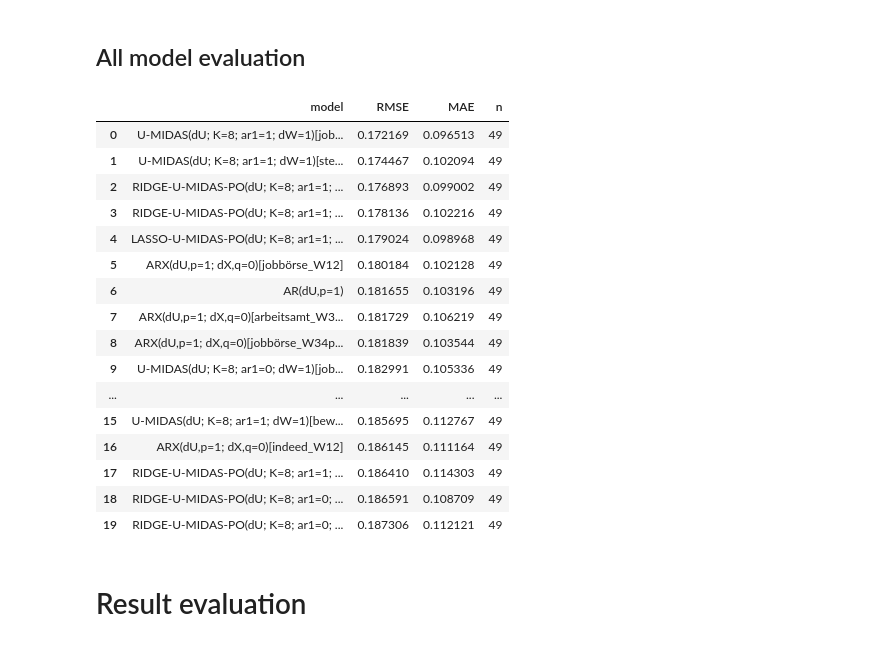
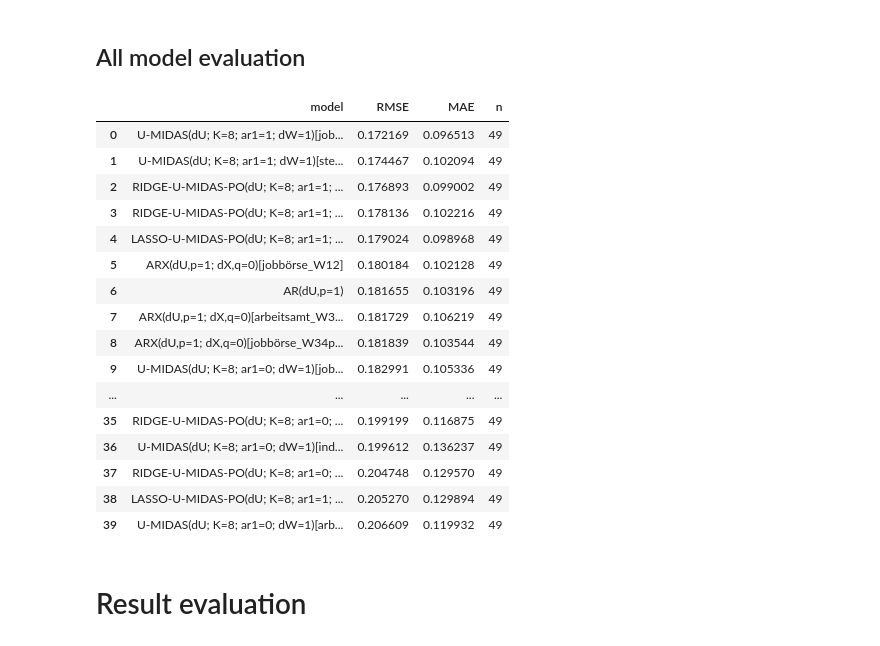
Before and after one commit to ungeralexan/seminar-econometrics, a Jupyter notebook: robustness/Unger_6946672.ipynb, the cells around one changed output. Drawn from its saved outputs; the diff is of its cells as text; code cells hidden in the pictures.

```diff
--- a/robustness/Unger_6946672.ipynb
+++ b/robustness/Unger_6946672.ipynb
@@ -1593,39 +1593,39 @@ def run_horserace(panel: pd.DataFrame, weekly_panel: pd.DataFrame, cfg):
         rows.append({"model": name, **m})
         store[name] = {"pred": pred, "act": act, "err": err}
 
     leaderboard = pd.DataFrame(rows).sort_values("RMSE").reset_index(drop=True)
     return leaderboard, store, phi_path
 
 
 
 
 # Run once
 leaderboard, store, phi_path = run_horserace(panel, weekly_panel, cfg)
 
 phi_series = pd.Series(
     data=[v for _, v in phi_path],
     index=[k for k, _ in phi_path],
     name="phi1"
 )
-leaderboard.head(20)
+leaderboard.head(40)
 # %% [output]
 |  | model | RMSE | MAE | n |
 | 0 | U-MIDAS(dU; K=8; ar1=1; dW=1)[job... | 0.172169 | 0.096513 | 49 |
 | 1 | U-MIDAS(dU; K=8; ar1=1; dW=1)[ste... | 0.174467 | 0.102094 | 49 |
 | 2 | RIDGE-U-MIDAS-PO(dU; K=8; ar1=1; ... | 0.176893 | 0.099002 | 49 |
 | 3 | RIDGE-U-MIDAS-PO(dU; K=8; ar1=1; ... | 0.178136 | 0.102216 | 49 |
 | 4 | LASSO-U-MIDAS-PO(dU; K=8; ar1=1; ... | 0.179024 | 0.098968 | 49 |
 | 5 | ARX(dU,p=1; dX,q=0)[jobbörse_W12] | 0.180184 | 0.102128 | 49 |
 | 6 | AR(dU,p=1) | 0.181655 | 0.103196 | 49 |
 | 7 | ARX(dU,p=1; dX,q=0)[arbeitsamt_W3... | 0.181729 | 0.106219 | 49 |
 | 8 | ARX(dU,p=1; dX,q=0)[jobbörse_W34p... | 0.181839 | 0.103544 | 49 |
 | 9 | U-MIDAS(dU; K=8; ar1=0; dW=1)[job... | 0.182991 | 0.105336 | 49 |
 | ... | ... | ... | ... | ... |
-| 15 | U-MIDAS(dU; K=8; ar1=1; dW=1)[bew... | 0.185695 | 0.112767 | 49 |
-| 16 | ARX(dU,p=1; dX,q=0)[indeed_W12] | 0.186145 | 0.111164 | 49 |
-| 17 | RIDGE-U-MIDAS-PO(dU; K=8; ar1=1; ... | 0.186410 | 0.114303 | 49 |
-| 18 | RIDGE-U-MIDAS-PO(dU; K=8; ar1=0; ... | 0.186591 | 0.108709 | 49 |
-| 19 | RIDGE-U-MIDAS-PO(dU; K=8; ar1=0; ... | 0.187306 | 0.112121 | 49 |
+| 35 | RIDGE-U-MIDAS-PO(dU; K=8; ar1=0; ... | 0.199199 | 0.116875 | 49 |
+| 36 | U-MIDAS(dU; K=8; ar1=0; dW=1)[ind... | 0.199612 | 0.136237 | 49 |
+| 37 | RIDGE-U-MIDAS-PO(dU; K=8; ar1=0; ... | 0.204748 | 0.129570 | 49 |
+| 38 | LASSO-U-MIDAS-PO(dU; K=8; ar1=1; ... | 0.205270 | 0.129894 | 49 |
+| 39 | U-MIDAS(dU; K=8; ar1=0; dW=1)[arb... | 0.206609 | 0.119932 | 49 |
 # %% [markdown]
 # Result evaluation
 # %%
```
Also changed, not shown: parts of 6 cells of this notebook.
